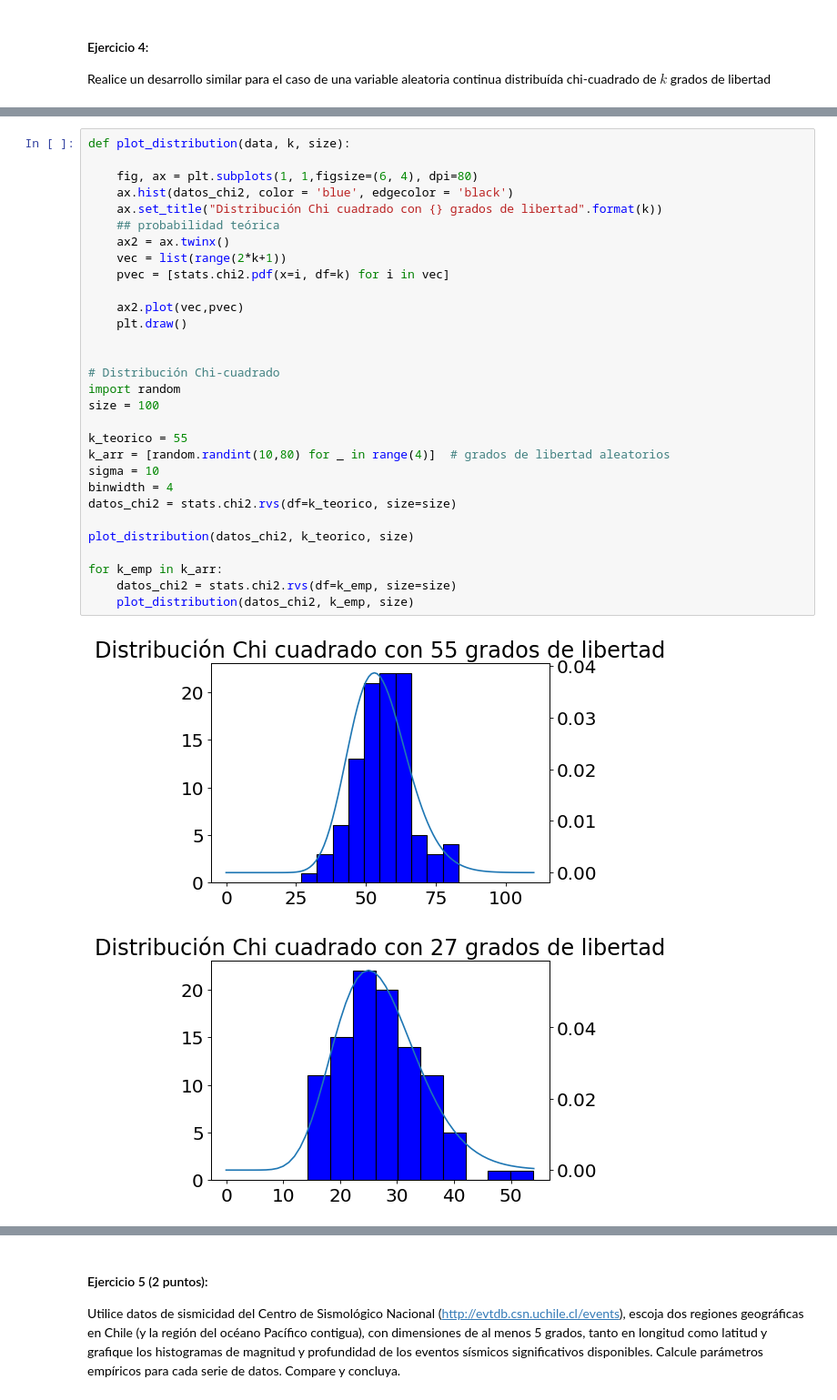
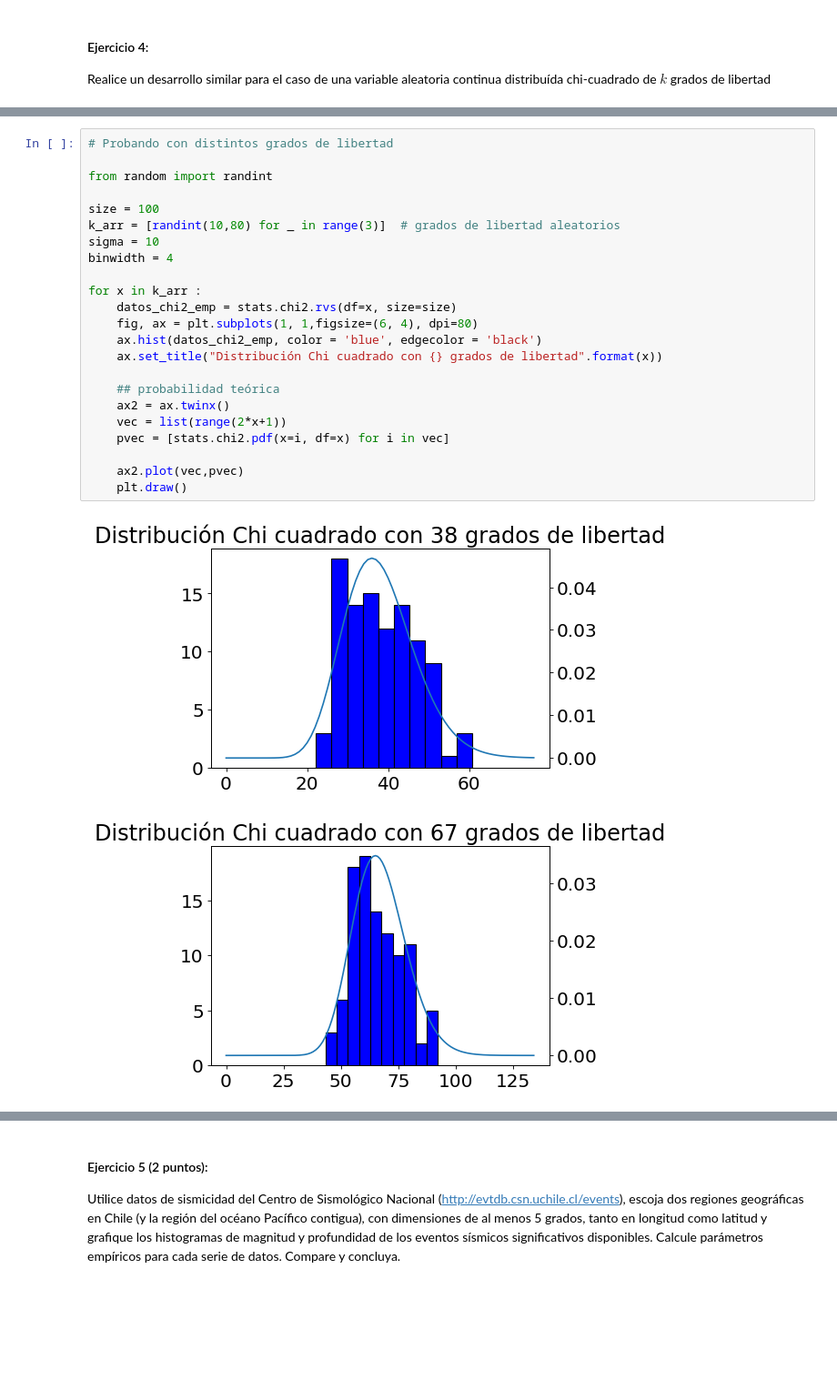
Before and after one commit to dmoram/Laboratorios_Simulacion, a Jupyter notebook: Laboratorio2.ipynb, the cells around one changed output, grey strips where cells are left out. Shown: that part at 91% size. Saved outputs shown, nothing was run; the diff lists cells and outputs as text; blank space fills up the shorter version.

```diff
--- a/Laboratorio2.ipynb
+++ b/Laboratorio2.ipynb
@@ -410,33 +433,26 @@ Realice un desarrollo similar para el caso de una variable aleatoria continua di
 # %%
-def plot_distribution(data, k, size):
+# Probando con distintos grados de libertad
 
+from random import randint
+
+size = 100
+k_arr = [randint(10,80) for _ in range(3)]  # grados de libertad aleatorios
+sigma = 10
+binwidth = 4
+
+for x in k_arr :
+    datos_chi2_emp = stats.chi2.rvs(df=x, size=size)
     fig, ax = plt.subplots(1, 1,figsize=(6, 4), dpi=80)
-    ax.hist(datos_chi2, color = 'blue', edgecolor = 'black')
-    ax.set_title("Distribución Chi cuadrado con {} grados de libertad".format(k))
+    ax.hist(datos_chi2_emp, color = 'blue', edgecolor = 'black')
+    ax.set_title("Distribución Chi cuadrado con {} grados de libertad".format(x))
+
     ## probabilidad teórica
     ax2 = ax.twinx()
-    vec = list(range(2*k+1))
-    pvec = [stats.chi2.pdf(x=i, df=k) for i in vec]
+    vec = list(range(2*x+1))
+    pvec = [stats.chi2.pdf(x=i, df=x) for i in vec]
 
     ax2.plot(vec,pvec)
     plt.draw()
-
-
-# Distribución Chi-cuadrado
-import random
-size = 100
-
-k_teorico = 55
-k_arr = [random.randint(10,80) for _ in range(4)]  # grados de libertad aleatorios
-sigma = 10
-binwidth = 4
-datos_chi2 = stats.chi2.rvs(df=k_teorico, size=size)
-
-plot_distribution(datos_chi2, k_teorico, size)
-
-for k_emp in k_arr:
-    datos_chi2 = stats.chi2.rvs(df=k_emp, size=size)
-    plot_distribution(datos_chi2, k_emp, size)
 # %% [output]
-[figure, old version]
+[figure, new version]
-[figure, old version]
+[figure, new version]
```
Also changed, not shown: parts of 19 cells of this notebook, 1 other file.
